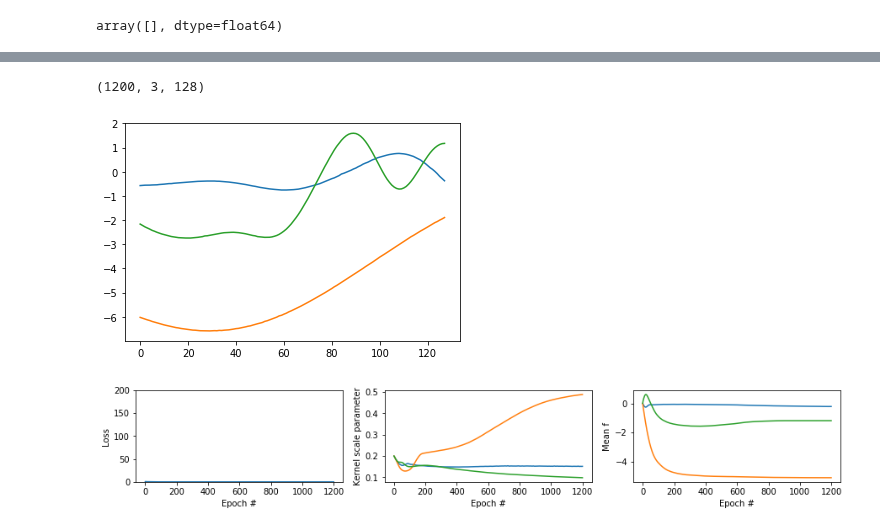
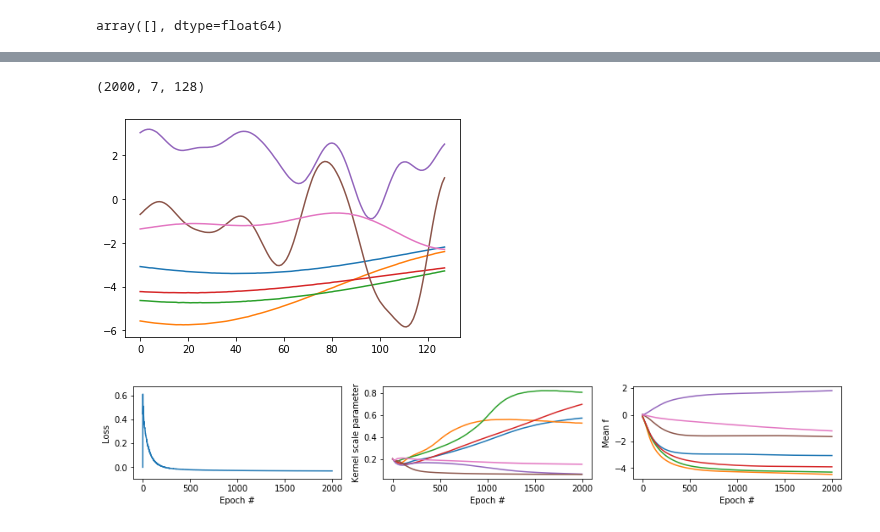
Before and after one commit to NinelK/CopulaGP, a Jupyter notebook: MultiParam_RealData.ipynb, the cells around one changed output, grey strips where cells are left out. Saved outputs shown, nothing was run; the diff lists cells and outputs as text; code cells hidden in the pictures.

```diff
--- a/MultiParam_RealData.ipynb
+++ b/MultiParam_RealData.ipynb
@@ -192,28 +198,29 @@ Wall time: 57.3 s
 # %%
 print(np.shape(means))
-plt.plot(means[-1][0])
-plt.plot(means[-1][1])
-plt.plot(means[-1][2])
+for i in range(2*len(likelihoods)-1):
+    plt.plot(means[-1][i])
 losses[losses!=losses] = 0
 # %% [output]
-(1200, 3, 128)
+(2000, 7, 128)
-[figure, old version]
+[figure, new version]
 # %%
 # prot loss function and kernel length
 fig, (loss, kern, mean) = plt.subplots(1,3,figsize=(15,2))
 loss.plot(losses)
 loss.set_xlabel("Epoch #")
 loss.set_ylabel("Loss")
-loss.set_ylim(np.min(losses)*1.1,200)
+marg = (np.max(losses) - np.min(losses))*0.1
+loss.set_ylim(np.min(losses)-marg,
+              np.max(losses)+marg)
 rbf=np.array(rbf).squeeze()
 kern.plot(rbf)
 kern.set_xlabel("Epoch #")
 kern.set_ylabel("Kernel scale parameter")
 mean.plot([np.mean(x,axis=1) for x in means])
 mean.set_xlabel("Epoch #")
 mean.set_ylabel("Mean f")
 fig.show()
 # %% [output]
-[figure, old version]
+[figure, new version]
 # %%
 # define test set (optionally on GPU)
```
Also changed, not shown: parts of 8 cells of this notebook, 2 other files.
